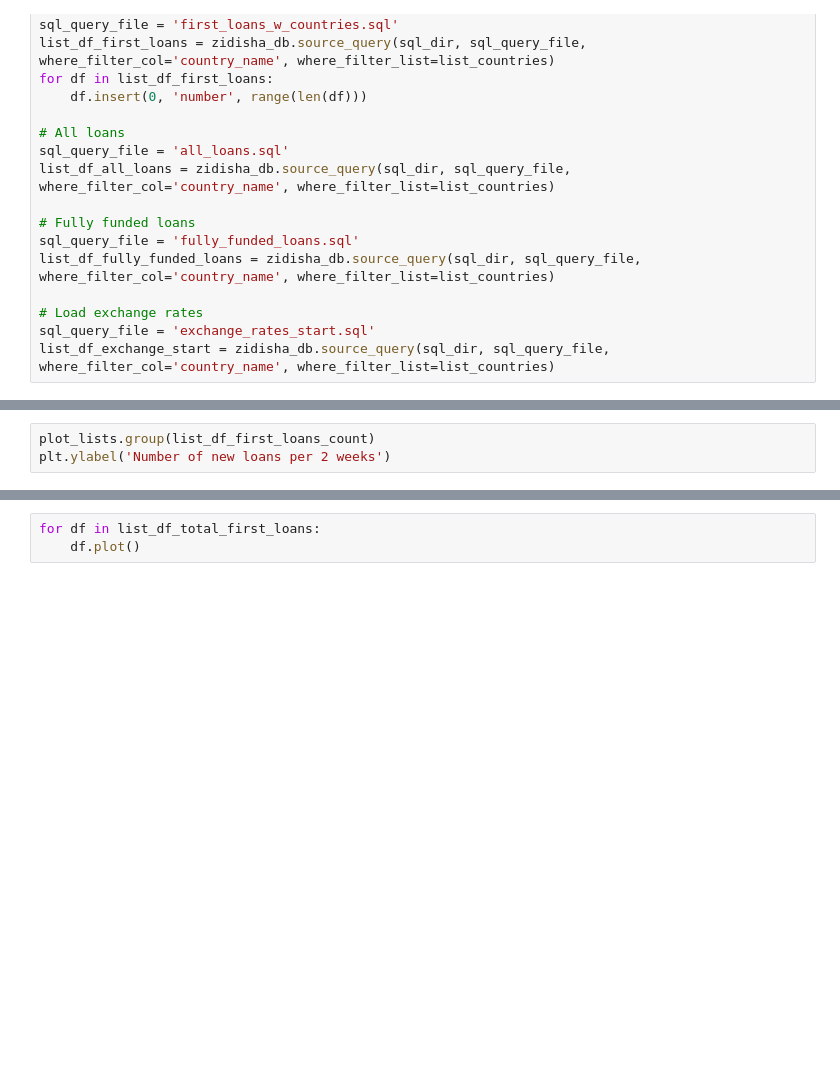
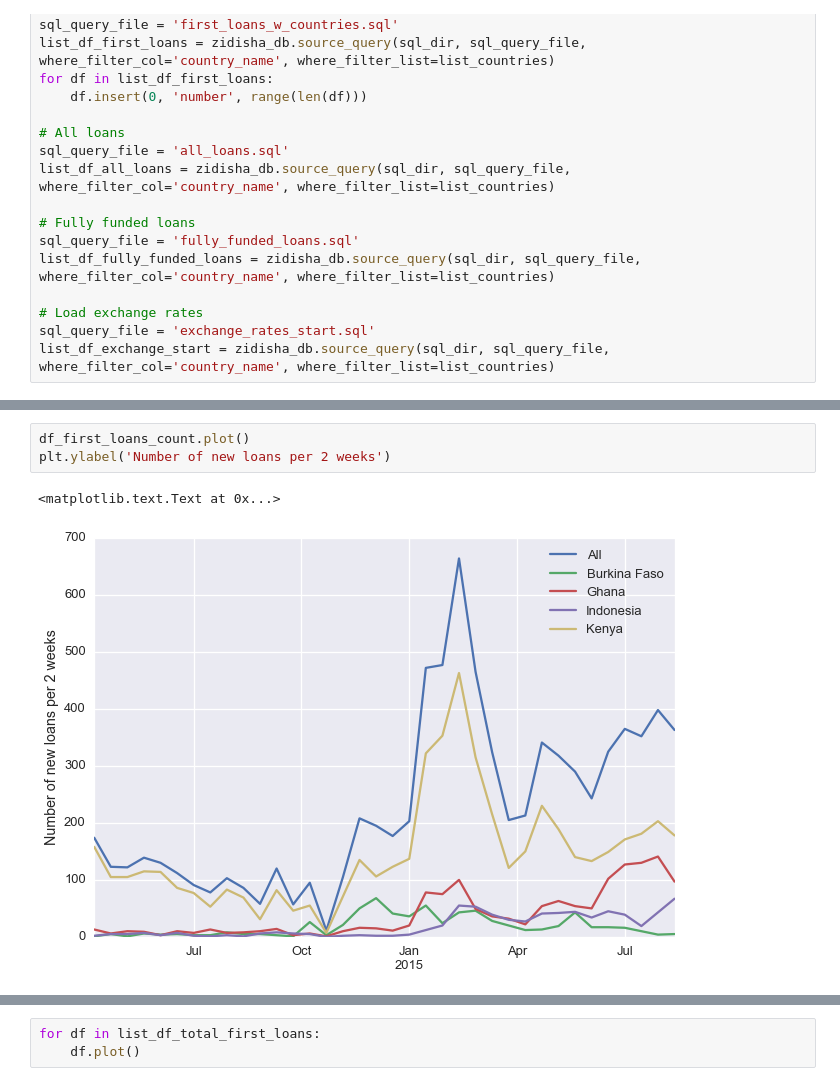
Before and after one commit to glenday/Zidisha, a Jupyter notebook: ZidishaApp/app/Zidisha_organization_by_country.ipynb, the cells around one changed output, grey strips where cells are left out. Cells and saved outputs as stored; diff of their text form; blank space fills up the shorter version.

```diff
--- a/ZidishaApp/app/Zidisha_organization_by_country.ipynb
+++ b/ZidishaApp/app/Zidisha_organization_by_country.ipynb
@@ -105,4 +98,7 @@ df_fund_rate = list_df_fully_funded_count / list_df_all_loans_count
 # %%
-plot_lists.group(list_df_first_loans_count)
+df_first_loans_count.plot()
 plt.ylabel('Number of new loans per 2 weeks')
+# %% [output]
+<matplotlib.text.Text at 0x...>
+[figure, added]
 # %%
```
Also changed, not shown: parts of 15 cells of this notebook, 8 other files.
